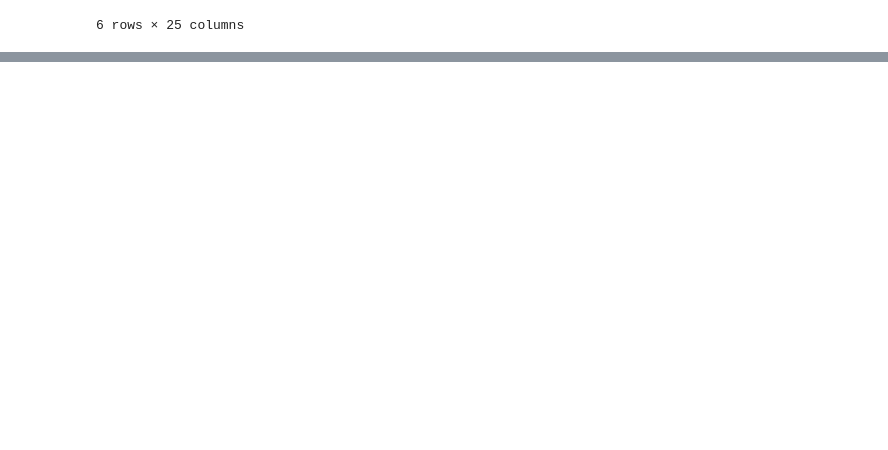
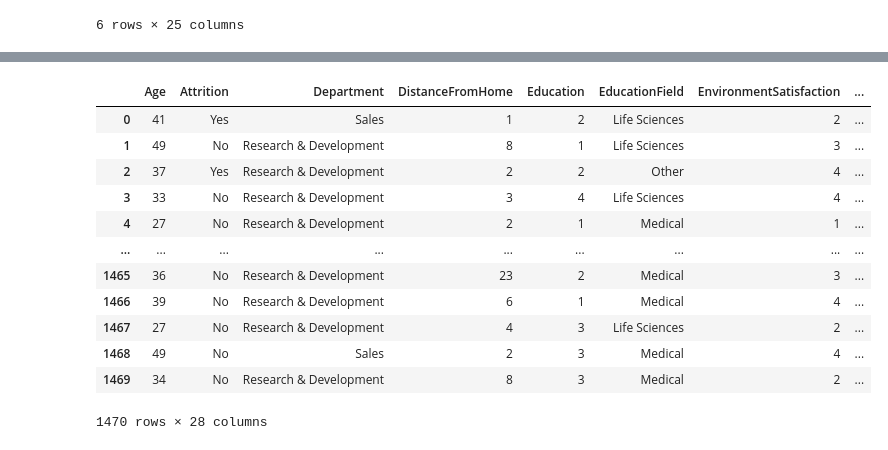
Before and after one commit to lauramh018/Final_project, a Jupyter notebook: employee_turnover.ipynb, the cells around one changed output, grey strips where cells are left out. Saved outputs shown, nothing was run; the diff lists cells and outputs as text; code cells hidden in the pictures; blank space fills up the shorter version.

```diff
--- a/employee_turnover.ipynb
+++ b/employee_turnover.ipynb
@@ -134,3 +136,10 @@ grouped
 | Sales | Female | 38 | 38 | 38 | 38 | 38 | 38 | ... |
 |  | Male | 54 | 54 | 54 | 54 | 54 | 54 | ... |
 6 rows × 25 columns
+# %%
+ages =pd.DataFrame(data = clean_data,columns=['Age'] )
+
+bins = [18, 25, 32, 39, 46,53, 60]
+labels = ['18-24', '25-31', '32-38', '39-45', '46-52', '53-60']
+ages['agerange'] = pd.cut(ages.Age, bins, labels = labels,include_lowest = True)
+print(ages)
@@ -136,0 +161,17 @@ grouped
+# %%
+result = pd.concat([clean_data,ages.agerange],axis=1,sort=False)
+result
+# %% [output]
+|  | Age | Attrition | Department | DistanceFromHome | Education | EducationField | EnvironmentSatisfaction | ... |
+| 0 | 41 | Yes | Sales | 1 | 2 | Life Sciences | 2 | ... |
+| 1 | 49 | No | Research & Development | 8 | 1 | Life Sciences | 3 | ... |
+| 2 | 37 | Yes | Research & Development | 2 | 2 | Other | 4 | ... |
+| 3 | 33 | No | Research & Development | 3 | 4 | Life Sciences | 4 | ... |
+| 4 | 27 | No | Research & Development | 2 | 1 | Medical | 1 | ... |
+| ... | ... | ... | ... | ... | ... | ... | ... | ... |
+| 1465 | 36 | No | Research & Development | 23 | 2 | Medical | 3 | ... |
+| 1466 | 39 | No | Research & Development | 6 | 1 | Medical | 4 | ... |
+| 1467 | 27 | No | Research & Development | 4 | 3 | Life Sciences | 2 | ... |
+| 1468 | 49 | No | Sales | 2 | 3 | Medical | 4 | ... |
+| 1469 | 34 | No | Research & Development | 8 | 3 | Medical | 2 | ... |
+1470 rows × 28 columns
```
Also changed, not shown: parts of 4 cells of this notebook, 5 other files.
